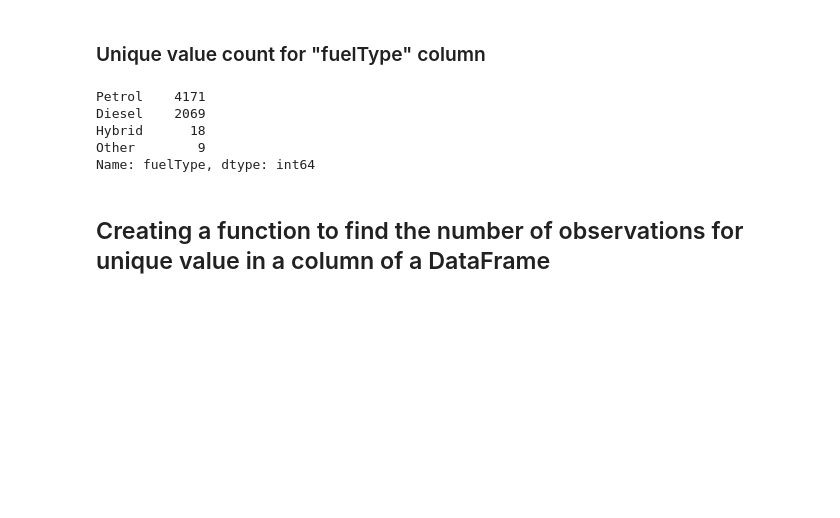
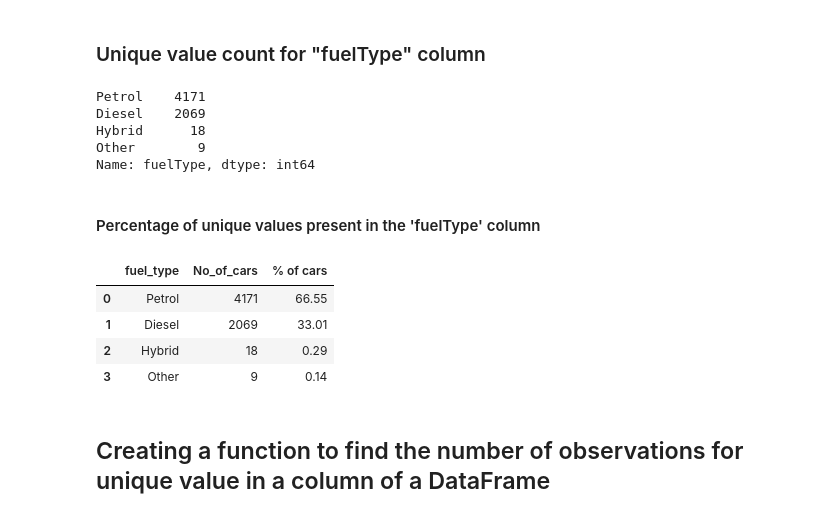
Before and after one commit to fawziah-1806/skoda_used_car-_analysis, a Jupyter notebook: skoda_used_car_EDA.ipynb, the cells around one changed output. Drawn from its saved outputs; the diff is of its cells as text; code cells hidden in the pictures; blank space fills up the shorter version.

```diff
--- a/skoda_used_car_EDA.ipynb
+++ b/skoda_used_car_EDA.ipynb
@@ -124,6 +202,25 @@ Diesel    2069
 Hybrid      18
 Other        9
 Name: fuelType, dtype: int64
+# %% [markdown]
+#### Percentage of unique values present in the 'fuelType' column
+# %%
+fuelType_count = df['fuelType'].value_counts()
+
+fuelType_count = pd.DataFrame(fuelType_count)
+
+fuelType_count = fuelType_count.reset_index()
+
+fuelType_count = fuelType_count.rename(columns={'index':'fuel_type', 'fuelType':'No_of_cars'})
+
+fuelType_count['% of cars'] = np.round(((fuelType_count['No_of_cars']/fuelType_count['No_of_cars'].sum())*100), 2)
+display(fuelType_count)
+# %% [output]
+|  | fuel_type | No_of_cars | % of cars |
+| 0 | Petrol | 4171 | 66.55 |
+| 1 | Diesel | 2069 | 33.01 |
+| 2 | Hybrid | 18 | 0.29 |
+| 3 | Other | 9 | 0.14 |
 # %% [markdown]
 ##  Creating a function to find the number of observations for unique value in a column of a DataFrame
 # %%
```
Also changed, not shown: parts of 6 cells of this notebook.
